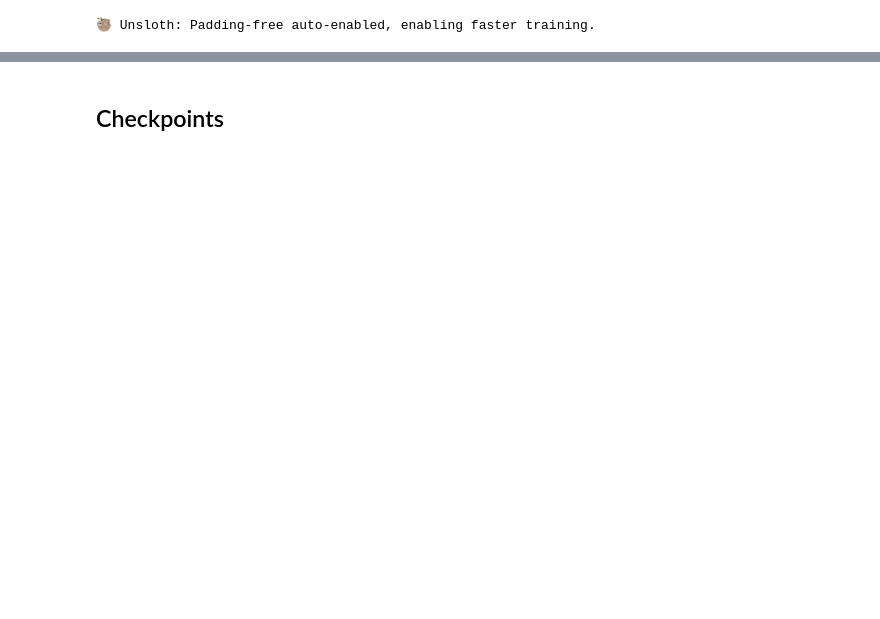
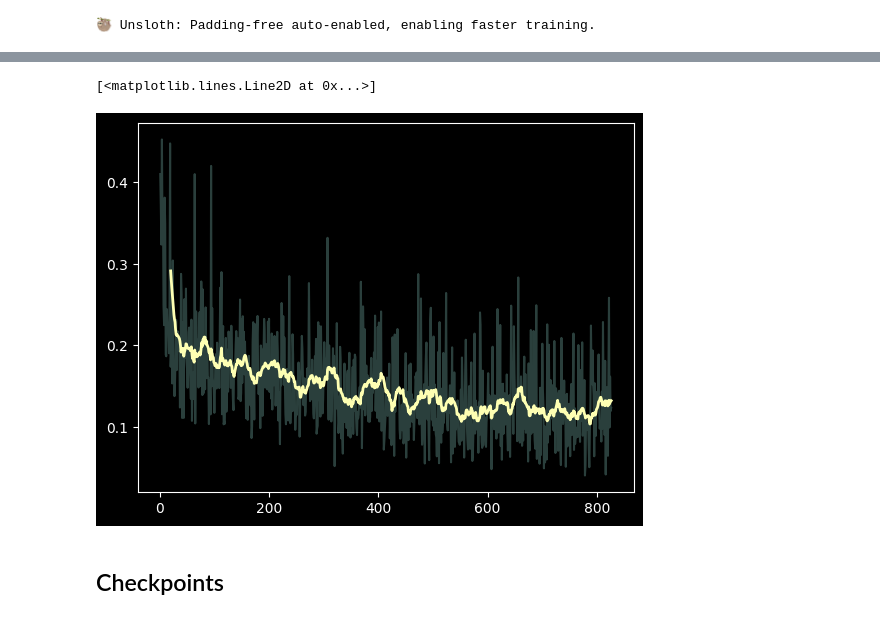
Before and after one commit to mehulpranay/ML_Framework, a Jupyter notebook: question-to-query.ipynb, the cells around one changed output, grey strips where cells are left out. Saved outputs shown, nothing was run; the diff lists cells and outputs as text; code cells hidden in the pictures; blank space fills up the shorter version.

```diff
--- a/question-to-query.ipynb
+++ b/question-to-query.ipynb
@@ -1139,3 +1135,16 @@ plt.show()
+# %%
+# Add a rolling mean to train loss to see the trend under the noise
+import pandas as pd
+train_steps  = [x['step'] for x in trainer.state.log_history if 'loss' in x]
+train_losses = [x['loss'] for x in trainer.state.log_history if 'loss' in x]
+
+rolling_mean = pd.Series(train_losses).rolling(window=20).mean()
+
+plt.plot(train_steps, train_losses, alpha=0.3, label='Train Loss (raw)')
+plt.plot(train_steps, rolling_mean, label='Train Loss (smoothed)', linewidth=2)
+# %% [output]
+[<matplotlib.lines.Line2D at 0x...>]
+[figure, added]
 # %% [markdown]
 ## Checkpoints
 # %%
```
Also changed, not shown: parts of 43 cells of this notebook.
